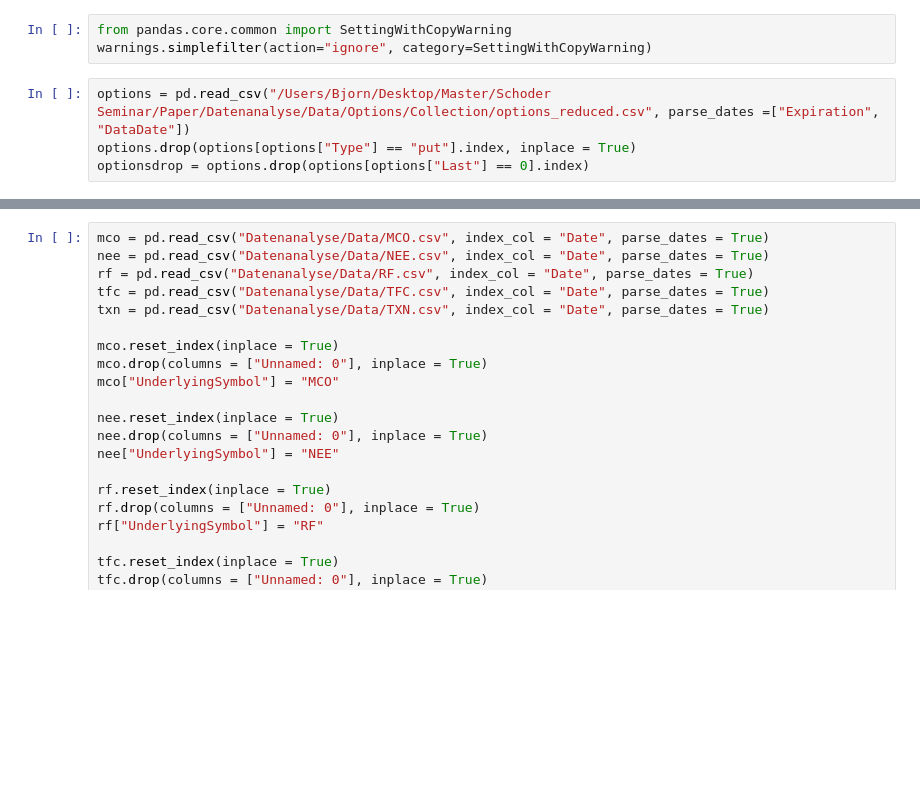
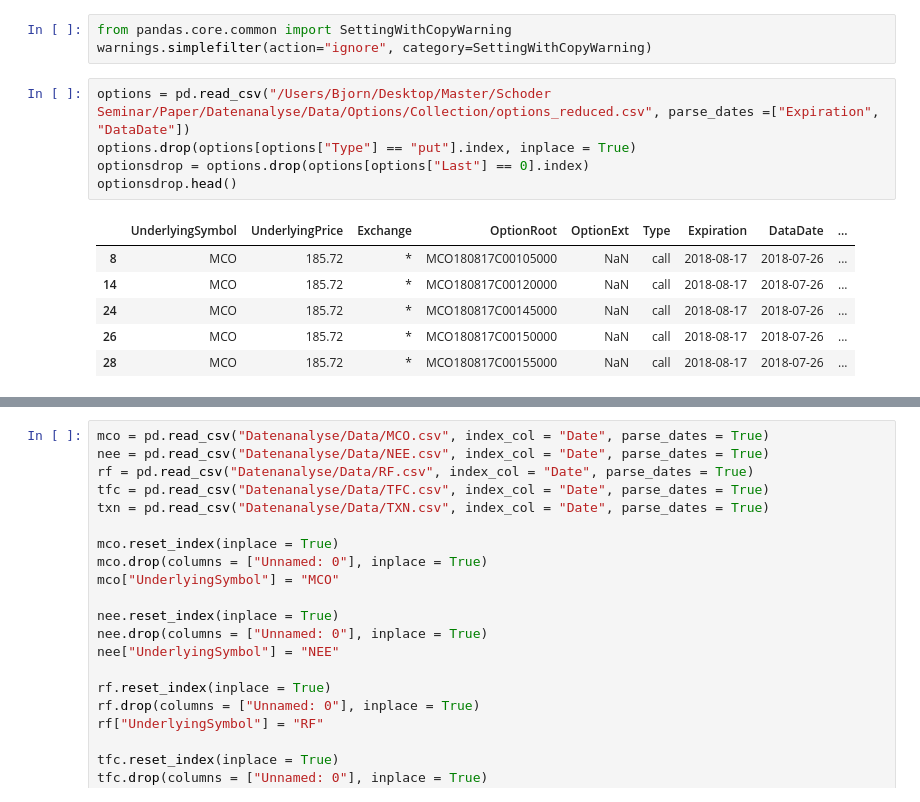
Before and after one commit to CalvinCottin/Option-Backtesting, a Jupyter notebook: Untitled-checkpoint.ipynb, the cells around one changed output, grey strips where cells are left out. Saved outputs shown, nothing was run; the diff lists cells and outputs as text; blank space fills up the shorter version.

```diff
--- a/Untitled-checkpoint.ipynb
+++ b/Untitled-checkpoint.ipynb
@@ -15,4 +15,12 @@ warnings.simplefilter(action="ignore", category=SettingWithCopyWarning)
 # %%
 options = pd.read_csv("/Users/Bjorn/Desktop/Master/Schoder Seminar/Paper/Datenanalyse/Data/Options/Collection/options_reduced.csv", parse_dates =["Expiration", "DataDate"])
 options.drop(options[options["Type"] == "put"].index, inplace = True)
 optionsdrop = options.drop(options[options["Last"] == 0].index)
+optionsdrop.head()
+# %% [output]
+|  | UnderlyingSymbol | UnderlyingPrice | Exchange | OptionRoot | OptionExt | Type | Expiration | DataDate | ... |
+| 8 | MCO | 185.72 | * | MCO180817C00105000 | NaN | call | 2018-08-17 | 2018-07-26 | ... |
+| 14 | MCO | 185.72 | * | MCO180817C00120000 | NaN | call | 2018-08-17 | 2018-07-26 | ... |
+| 24 | MCO | 185.72 | * | MCO180817C00145000 | NaN | call | 2018-08-17 | 2018-07-26 | ... |
+| 26 | MCO | 185.72 | * | MCO180817C00150000 | NaN | call | 2018-08-17 | 2018-07-26 | ... |
+| 28 | MCO | 185.72 | * | MCO180817C00155000 | NaN | call | 2018-08-17 | 2018-07-26 | ... |
```
Also changed, not shown: parts of 7 cells of this notebook.
